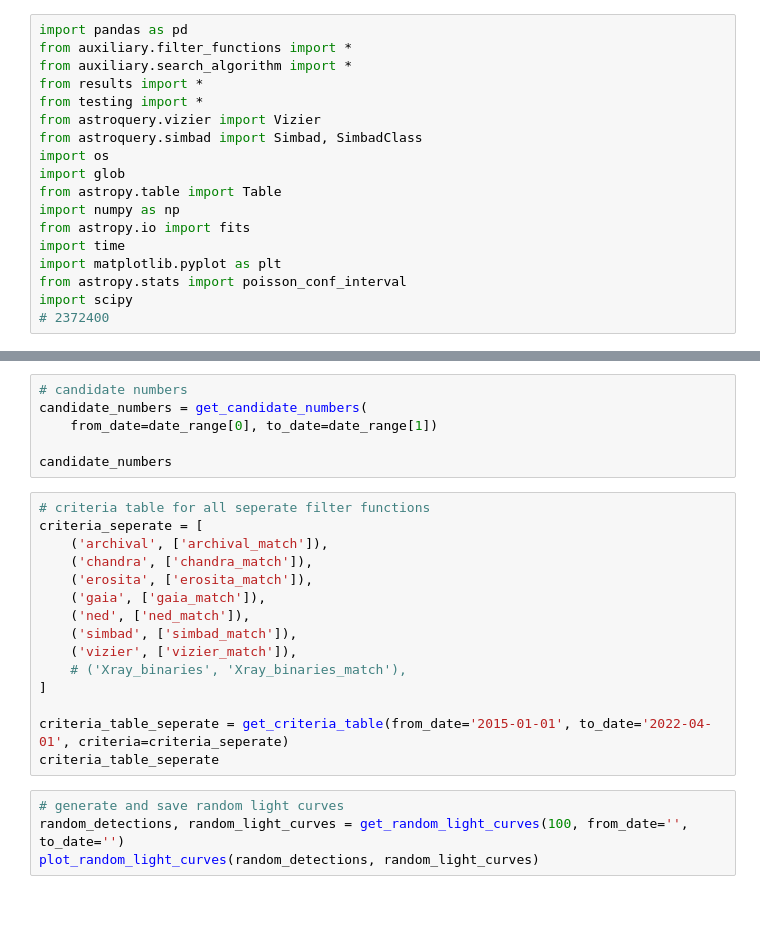
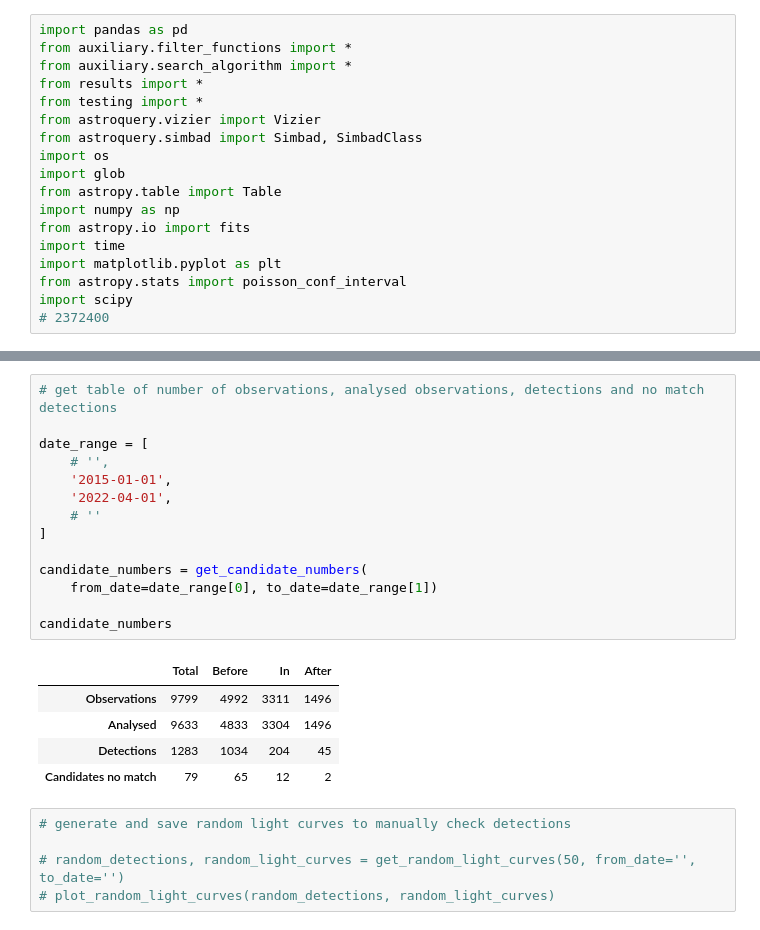
Before and after one commit to jessecrans/bachelor-internship, a Jupyter notebook: code/search/test.ipynb, the cells around one changed output, grey strips where cells are left out. Drawn from its saved outputs; the diff is of its cells as text.

```diff
--- a/code/search/test.ipynb
+++ b/code/search/test.ipynb
@@ -44,26 +62,26 @@ criteria_table
 # %%
-# candidate numbers
+# get table of number of observations, analysed observations, detections and no match detections
+
+date_range = [
+    # '',
+    '2015-01-01',
+    '2022-04-01',
+    # ''
+]
+
 candidate_numbers = get_candidate_numbers(
     from_date=date_range[0], to_date=date_range[1])
 
 candidate_numbers
+# %% [output]
+|  | Total | Before | In | After |
+| Observations | 9799 | 4992 | 3311 | 1496 |
+| Analysed | 9633 | 4833 | 3304 | 1496 |
+| Detections | 1283 | 1034 | 204 | 45 |
+| Candidates no match | 79 | 65 | 12 | 2 |
-# %%
-# criteria table for all seperate filter functions
-criteria_seperate = [
-    ('archival', ['archival_match']),
-    ('chandra', ['chandra_match']),
-    ('erosita', ['erosita_match']),
-    ('gaia', ['gaia_match']),
-    ('ned', ['ned_match']),
-    ('simbad', ['simbad_match']),
-    ('vizier', ['vizier_match']),
-    # ('Xray_binaries', 'Xray_binaries_match'),
-]
-
-criteria_table_seperate = get_criteria_table(from_date='2015-01-01', to_date='2022-04-01', criteria=criteria_seperate)
-criteria_table_seperate
 # %%
-# generate and save random light curves
-random_detections, random_light_curves = get_random_light_curves(100, from_date='', to_date='')
-plot_random_light_curves(random_detections, random_light_curves)
+# generate and save random light curves to manually check detections
+
+# random_detections, random_light_curves = get_random_light_curves(50, from_date='', to_date='')
+# plot_random_light_curves(random_detections, random_light_curves)
 # %%
```
Also changed, not shown: parts of 8 cells of this notebook, 25 other files.
